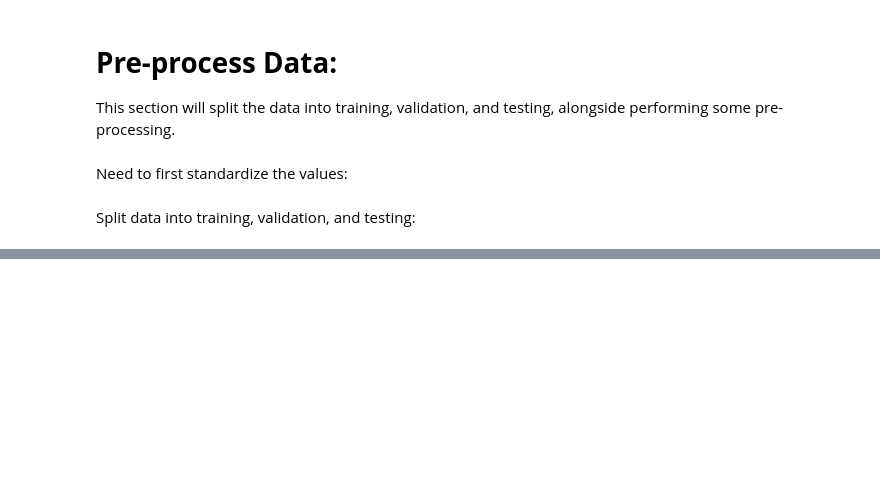
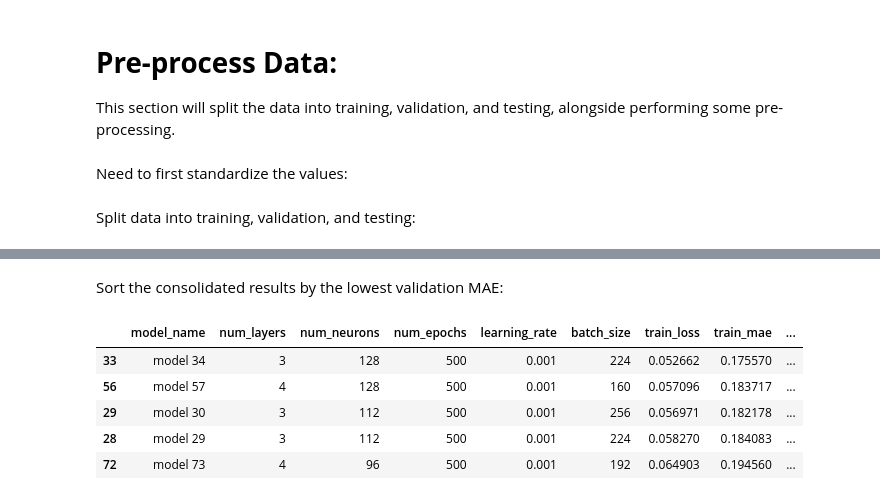
Before and after one commit to MattTidd/Inference-Systems, a Jupyter notebook: Python_Design/ANN_Design/ANN_GridSearch_V2/ANN_V2.ipynb, the cells around one changed output, grey strips where cells are left out. Drawn from its saved outputs; the diff is of its cells as text; code cells hidden in the pictures; blank space fills up the shorter version.

```diff
--- a/Python_Design/ANN_Design/ANN_GridSearch_V2/ANN_V2.ipynb
+++ b/Python_Design/ANN_Design/ANN_GridSearch_V2/ANN_V2.ipynb
@@ -74,0 +287,11 @@ Within this section, a function is defined for instantiating models using the Ke
+# %% [markdown]
+Sort the consolidated results by the lowest validation MAE:
+# %%
+results_df.sort_values(by = 'val_mae', ascending = True).head(5)
+# %% [output]
+|  | model_name | num_layers | num_neurons | num_epochs | learning_rate | batch_size | train_loss | train_mae | ... |
+| 33 | model 34 | 3 | 128 | 500 | 0.001 | 224 | 0.052662 | 0.175570 | ... |
+| 56 | model 57 | 4 | 128 | 500 | 0.001 | 160 | 0.057096 | 0.183717 | ... |
+| 29 | model 30 | 3 | 112 | 500 | 0.001 | 256 | 0.056971 | 0.182178 | ... |
+| 28 | model 29 | 3 | 112 | 500 | 0.001 | 224 | 0.058270 | 0.184083 | ... |
+| 72 | model 73 | 4 | 96 | 500 | 0.001 | 192 | 0.064903 | 0.194560 | ... |
```
Also changed, not shown: parts of 21 cells of this notebook.
